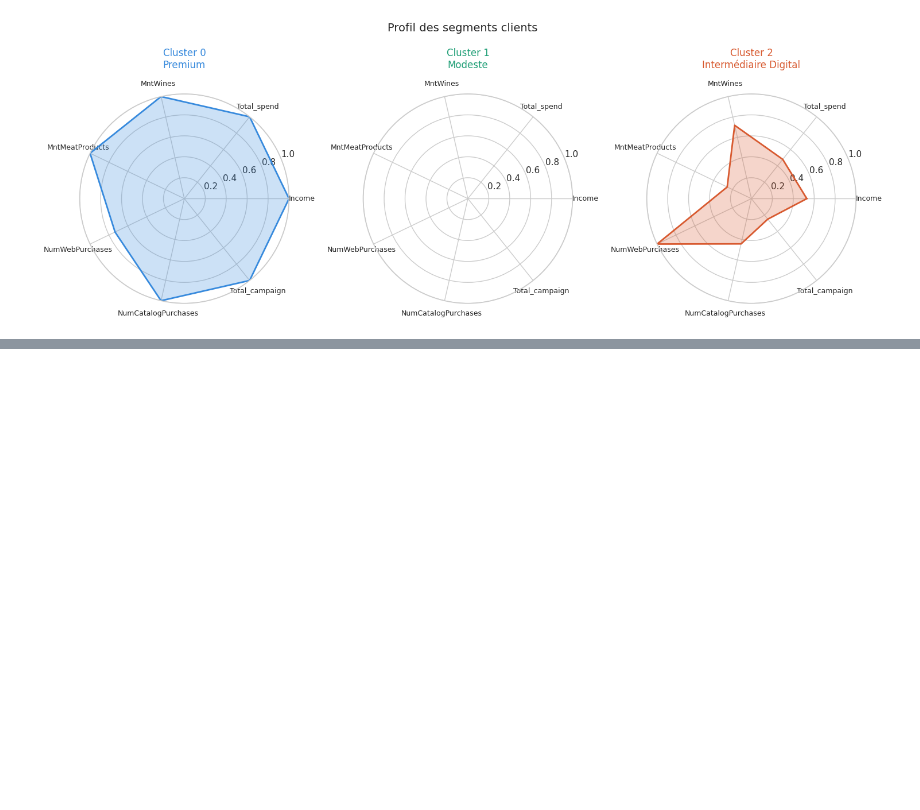
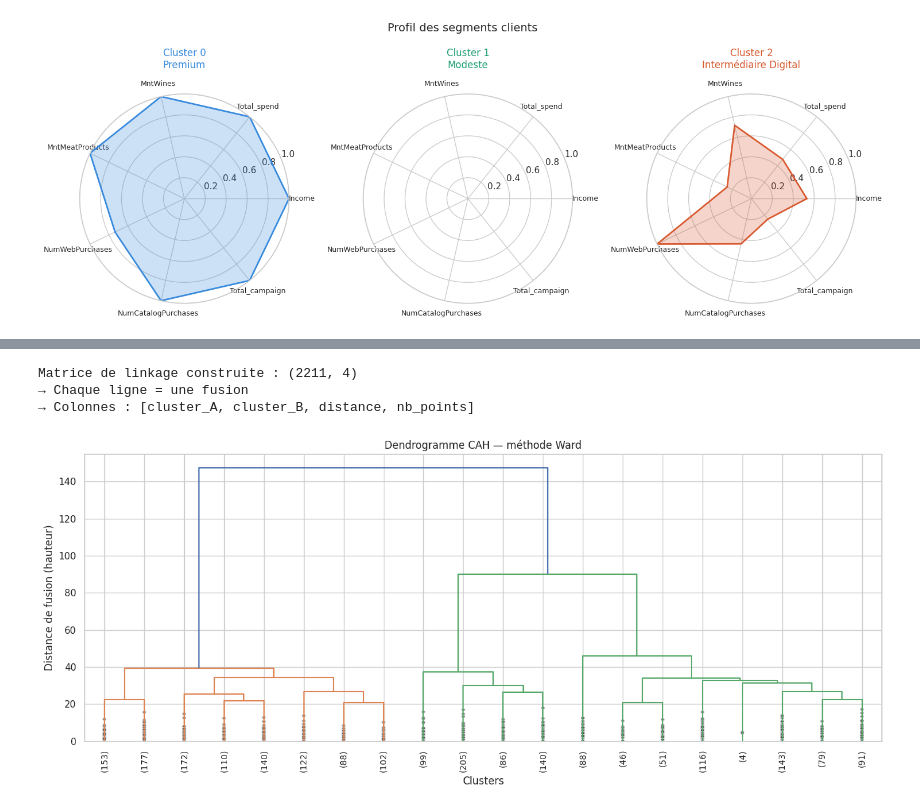
Before and after one commit to MENDJEV/MARKETING-ANALYSIS-WITH-ML, a Jupyter notebook: notebooks/04_MODELLING.ipynb, the cells around one changed output, grey strips where cells are left out. Drawn from its saved outputs; the diff is of its cells as text; code cells hidden in the pictures; blank space fills up the shorter version.

```diff
--- a/notebooks/04_MODELLING.ipynb
+++ b/notebooks/04_MODELLING.ipynb
@@ -345,0 +509,33 @@ plt.show()
+# %%
+# --- CAH — Classification Ascendante Hiérarchique ---
+
+# CAH sur X_pca — même données que K-Means et GMM
+# méthode Ward : minimise la variance intra-cluster à chaque fusion
+Z = linkage(X_pca, method="ward")
+
+print(f"Matrice de linkage construite : {Z.shape}")
+print("→ Chaque ligne = une fusion")
+print("→ Colonnes : [cluster_A, cluster_B, distance, nb_points]")
+
+# --- Dendrogramme ---
+
+plt.figure(figsize=(14, 6))
+dendrogram(
+    Z,
+    truncate_mode="lastp",  # affiche uniquement les p dernières fusions
+    p=20,                    # → les 20 dernières fusions (plus lisible)
+    leaf_rotation=90,
+    leaf_font_size=10,
+    show_contracted=True,
+)
+
+plt.title("Dendrogramme CAH — méthode Ward")
+plt.xlabel("Clusters")
+plt.ylabel("Distance de fusion (hauteur)")
+plt.tight_layout()
+plt.show()
+# %% [output]
+Matrice de linkage construite : (2211, 4)
+→ Chaque ligne = une fusion
+→ Colonnes : [cluster_A, cluster_B, distance, nb_points]
+[figure, added]
```
Also changed, not shown: parts of 13 cells of this notebook, 3 other files.
